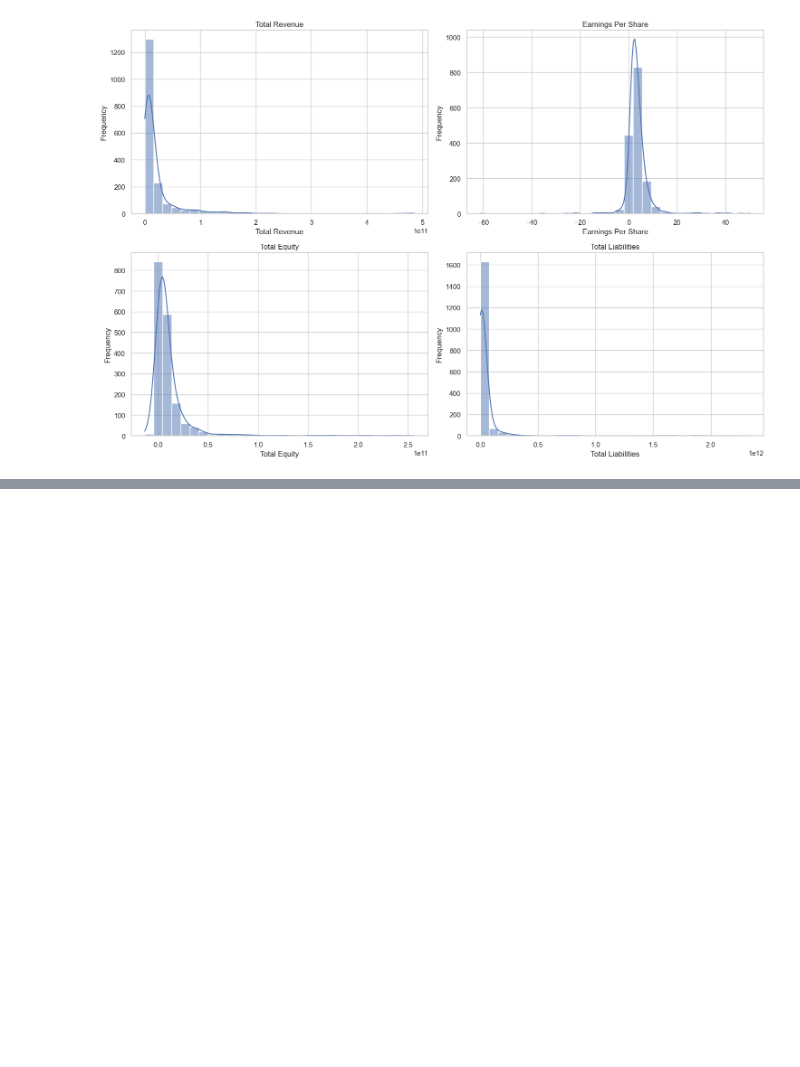
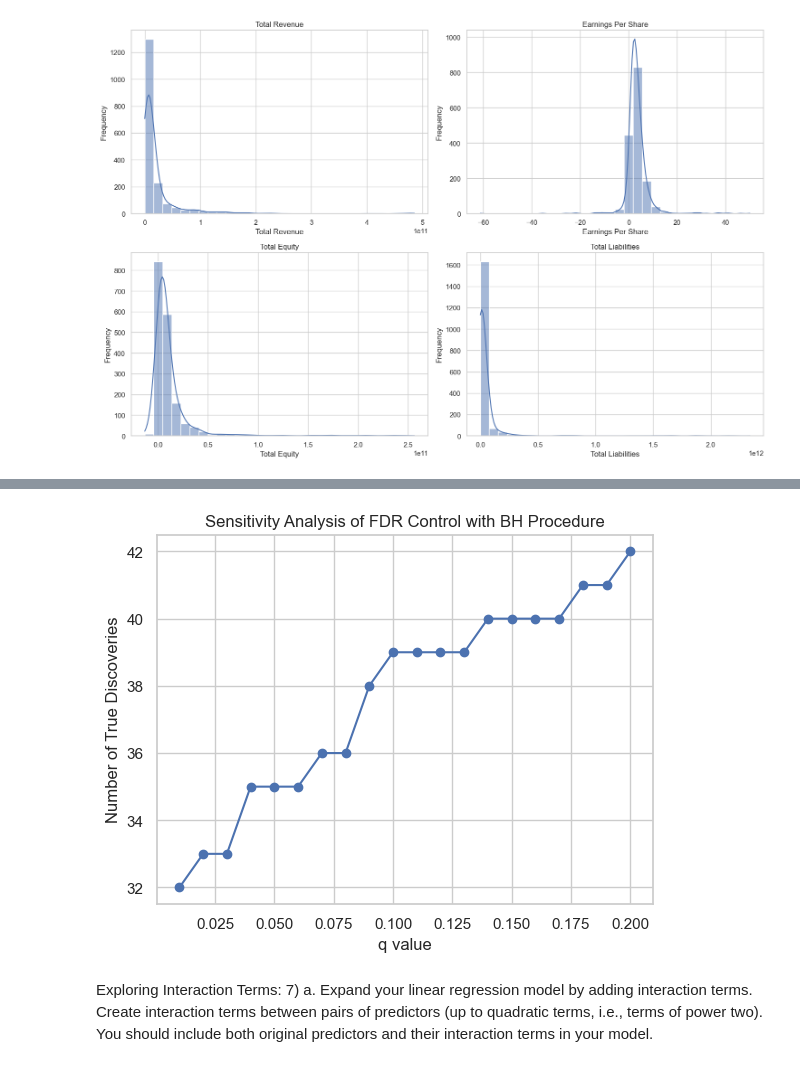
Before and after one commit to miniquinox/UC-Davis-HW, a Jupyter notebook: BAX 452 Machine Learning/HW1.ipynb, the cells around one changed output, grey strips where cells are left out. Drawn from its saved outputs; the diff is of its cells as text; code cells hidden in the pictures; blank space fills up the shorter version.

```diff
--- a/BAX 452 Machine Learning/HW1.ipynb
+++ b/BAX 452 Machine Learning/HW1.ipynb
@@ -87,0 +173,19 @@ Coefficients: [ 1.41177282e-03  3.75310972e-02 -7.86554482e-04 -2.73562229e+07]
+# %%
+# Define a range of q values
+q_values = np.linspace(0.01, 0.2, 20)
+
+# Applying the BH procedure for each q value
+true_discoveries = [bh_procedure(p_values, q) for q in q_values]
+
+# Plotting the results
+plt.plot(q_values, true_discoveries, marker='o')
+plt.xlabel('q value')
+plt.ylabel('Number of True Discoveries')
+plt.title('Sensitivity Analysis of FDR Control with BH Procedure')
+plt.grid(True)
+plt.show()
+# %% [output]
+[figure, added]
+# %% [markdown]
+Exploring Interaction Terms:
+7) a. Expand your linear regression model by adding interaction terms. Create interaction terms between pairs of predictors (up to quadratic terms, i.e., terms of power two). You should include both original predictors and their interaction terms in your model.
```
Also changed, not shown: parts of 19 cells of this notebook, 1 other file.
